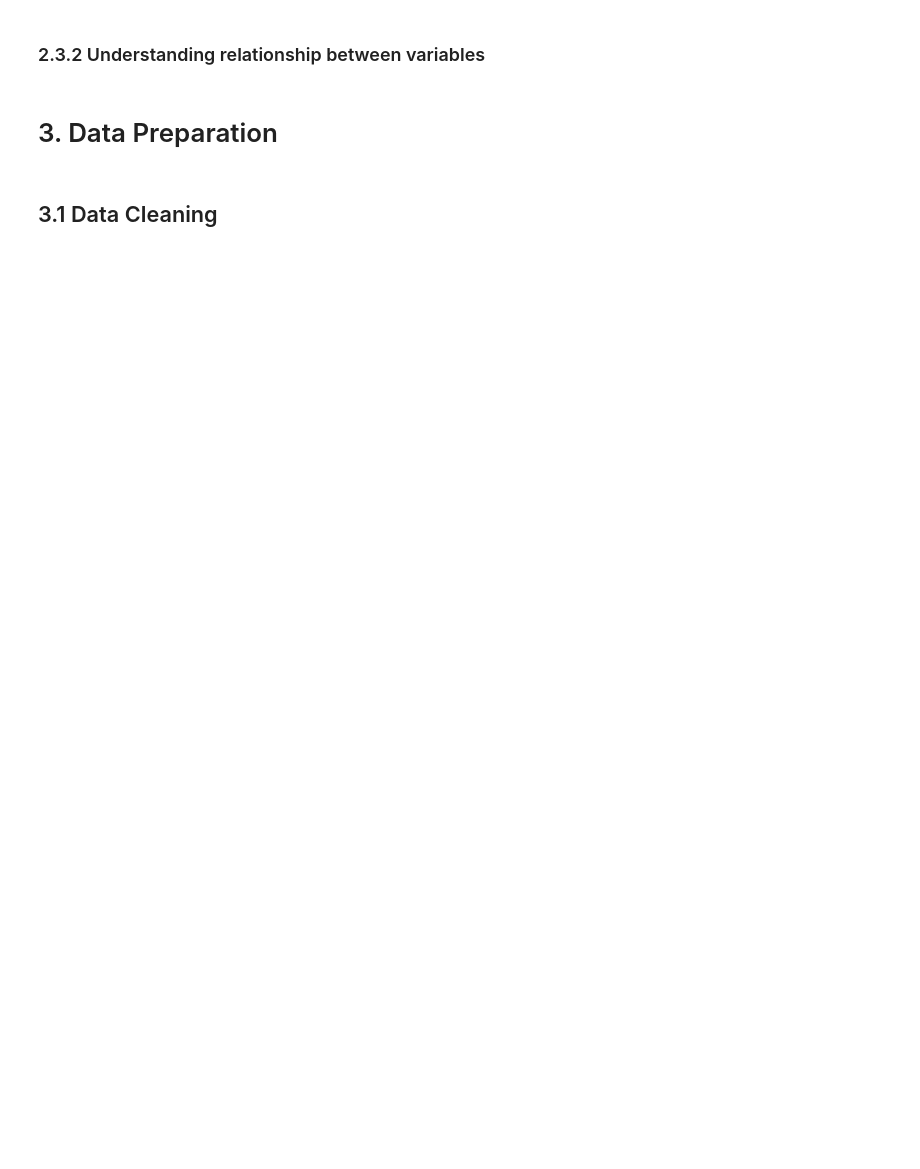
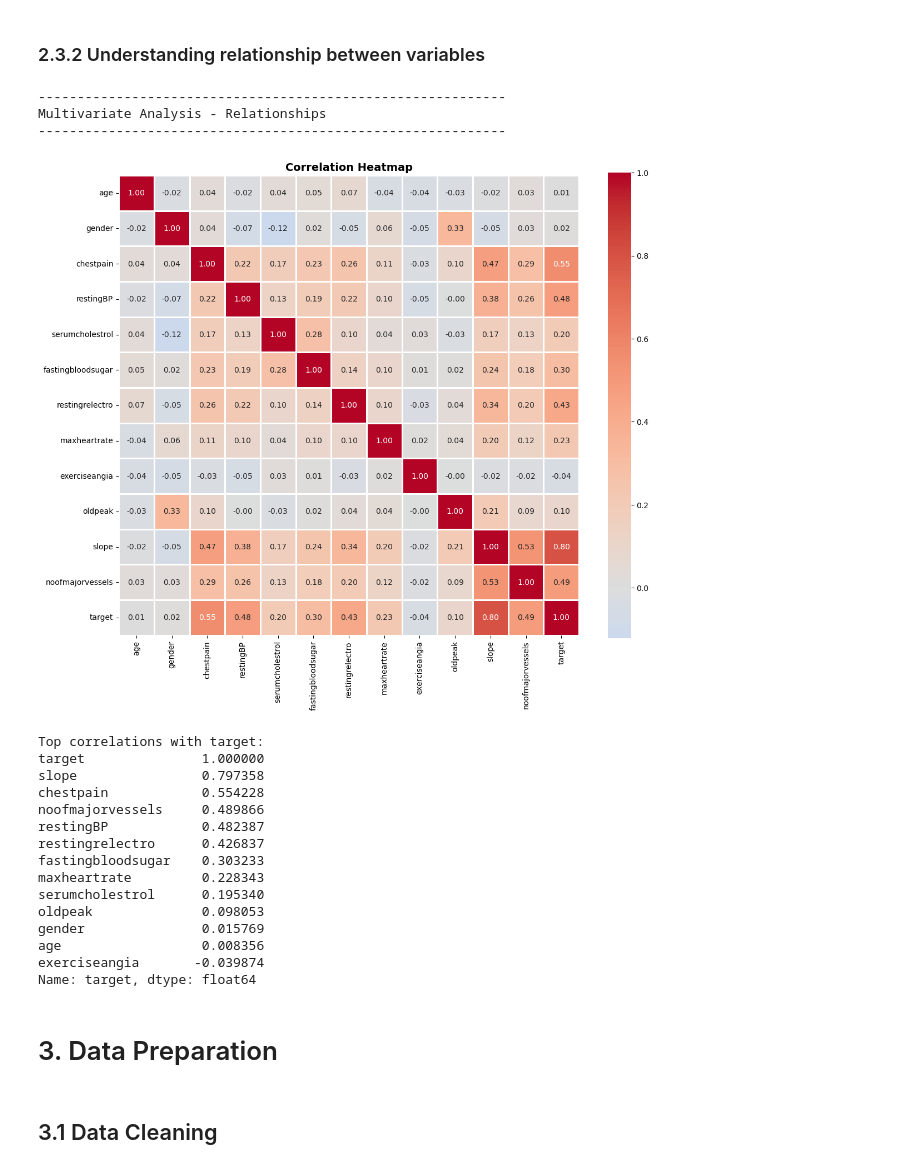
Before and after one commit to dmgfwafja123/MLDP-Project-Heart-Disease, a Jupyter notebook: notebooks/MLDP Program Codes Submission Template.ipynb, the cells around one changed output. Saved outputs shown, nothing was run; the diff lists cells and outputs as text; code cells hidden in the pictures; blank space fills up the shorter version.

```diff
--- a/notebooks/MLDP Program Codes Submission Template.ipynb
+++ b/notebooks/MLDP Program Codes Submission Template.ipynb
@@ -129,7 +196,44 @@ Name: count, dtype: int64
 # %% [markdown]
 ### 2.3.2 Understanding relationship between variables
 # %%
-## Understanding relationship between variables
+print("\n" + "-"*60)
+print("Multivariate Analysis - Relationships")
+print("-"*60)
+
+# Correlation heatmap
+plt.figure(figsize=(12, 10))
+# Drop patientid before correlation
+correlation_matrix = df.drop(columns=['patientid']).corr()
+sns.heatmap(correlation_matrix, annot=True, fmt='.2f',
+            cmap='coolwarm', center=0, square=True, linewidths=1)
+plt.title("Correlation Heatmap", fontsize=14, fontweight='bold')
+plt.tight_layout()
+plt.show()
+
+# Show correlations with target
+print("\nTop correlations with target:")
+target_corr = correlation_matrix['target'].sort_values(ascending=False)
+print(target_corr)
+# %% [output]
+------------------------------------------------------------
+Multivariate Analysis - Relationships
+------------------------------------------------------------
+[figure, added]
+Top correlations with target:
+target               1.000000
+slope                0.797358
+chestpain            0.554228
+noofmajorvessels     0.489866
+restingBP            0.482387
+restingrelectro      0.426837
+fastingbloodsugar    0.303233
+maxheartrate         0.228343
+serumcholestrol      0.195340
+oldpeak              0.098053
+gender               0.015769
+age                  0.008356
+exerciseangia       -0.039874
+Name: target, dtype: float64
 # %% [markdown]
 # 3. Data Preparation
 # %% [markdown]
```
Also changed, not shown: parts of 18 cells of this notebook, 1 other file.
